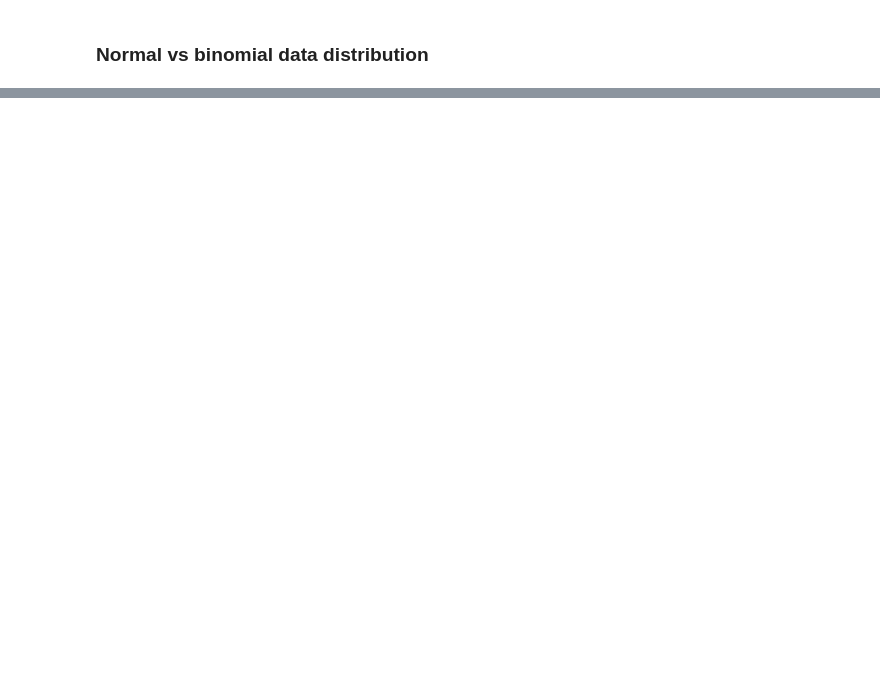
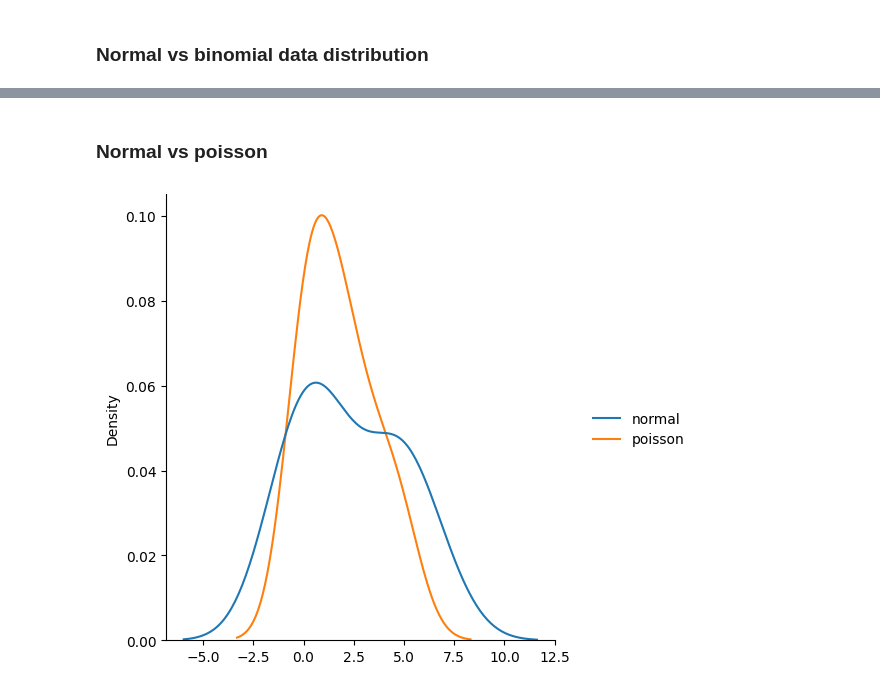
Before and after one commit to hiteshcool358358-crypto/Python-Projects, a Jupyter notebook: python_lib_notes/numpy_random.ipynb, the cells around one changed output, grey strips where cells are left out. Cells and saved outputs as stored; diff of their text form; code cells hidden in the pictures; blank space fills up the shorter version.

```diff
--- a/python_lib_notes/numpy_random.ipynb
+++ b/python_lib_notes/numpy_random.ipynb
@@ -126,0 +189,13 @@ plt.show()
+# %% [markdown]
+### Normal vs poisson
+# %%
+data = {
+    "normal" : random.normal(loc =2, scale =5, size = 10),
+    "poisson" : random.poisson(lam = 2, size = 10)
+}
+
+sns.displot(data, kind = "kde")
+
+plt.show()
+# %% [output]
+[figure, added]
```
Also changed, not shown: parts of 18 cells of this notebook.
